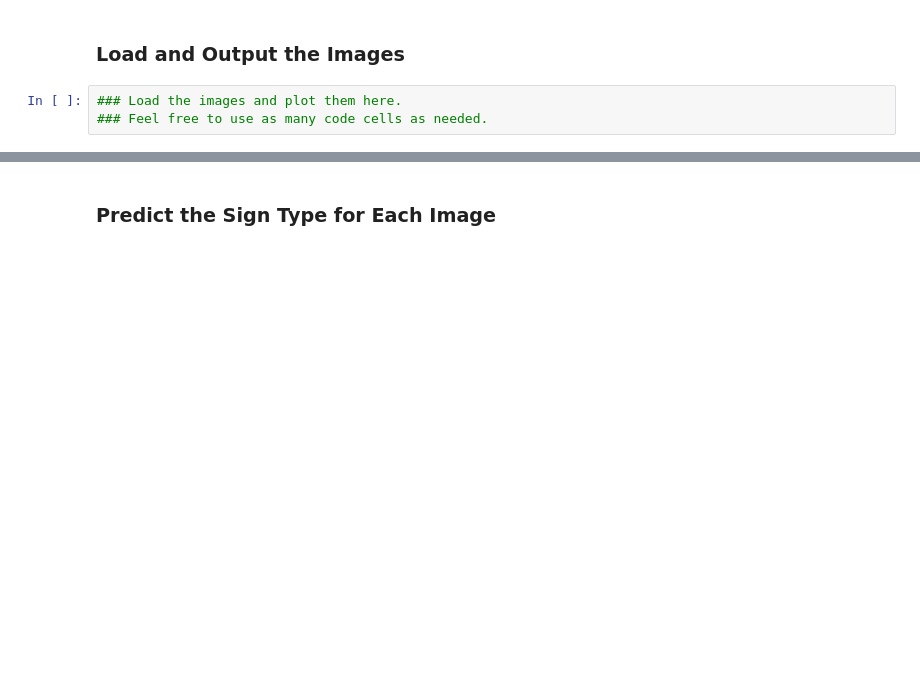
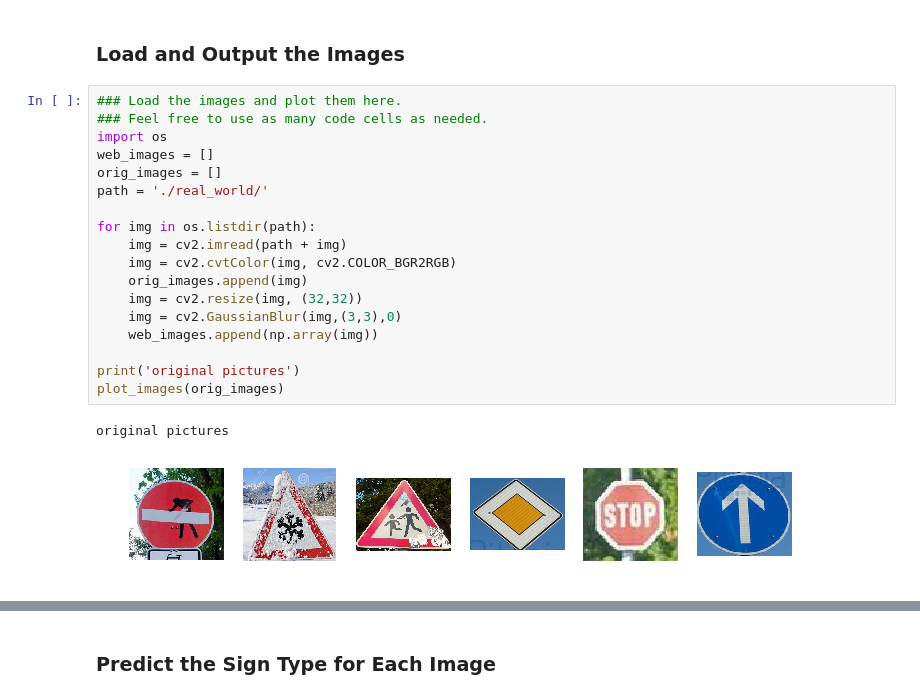
Before and after one commit to binderjens/udacity-sdc, a Jupyter notebook: TrafficSigns-P2/Traffic_Sign_Classifier.ipynb, the cells around one changed output, grey strips where cells are left out. Cells and saved outputs as stored; diff of their text form; blank space fills up the shorter version.

```diff
--- a/TrafficSigns-P2/Traffic_Sign_Classifier.ipynb
+++ b/TrafficSigns-P2/Traffic_Sign_Classifier.ipynb
@@ -382,6 +425,24 @@ To give yourself more insight into how your model is working, download at least
 You may find `signnames.csv` useful as it contains mappings from the class id (integer) to the actual sign name.
 # %% [markdown]
 ### Load and Output the Images
-# %%
-### Load the images and plot them here.
-### Feel free to use as many code cells as needed.
+# %%
+### Load the images and plot them here.
+### Feel free to use as many code cells as needed.
+import os
+web_images = []
+orig_images = []
+path = './real_world/'
+
+for img in os.listdir(path):
+    img = cv2.imread(path + img)
+    img = cv2.cvtColor(img, cv2.COLOR_BGR2RGB)
+    orig_images.append(img)
+    img = cv2.resize(img, (32,32))
+    img = cv2.GaussianBlur(img,(3,3),0)
+    web_images.append(np.array(img))
+
+print('original pictures')
+plot_images(orig_images)
+# %% [output]
+original pictures
+[figure, added]
```
Also changed, not shown: parts of 30 cells of this notebook, 11 other files.
